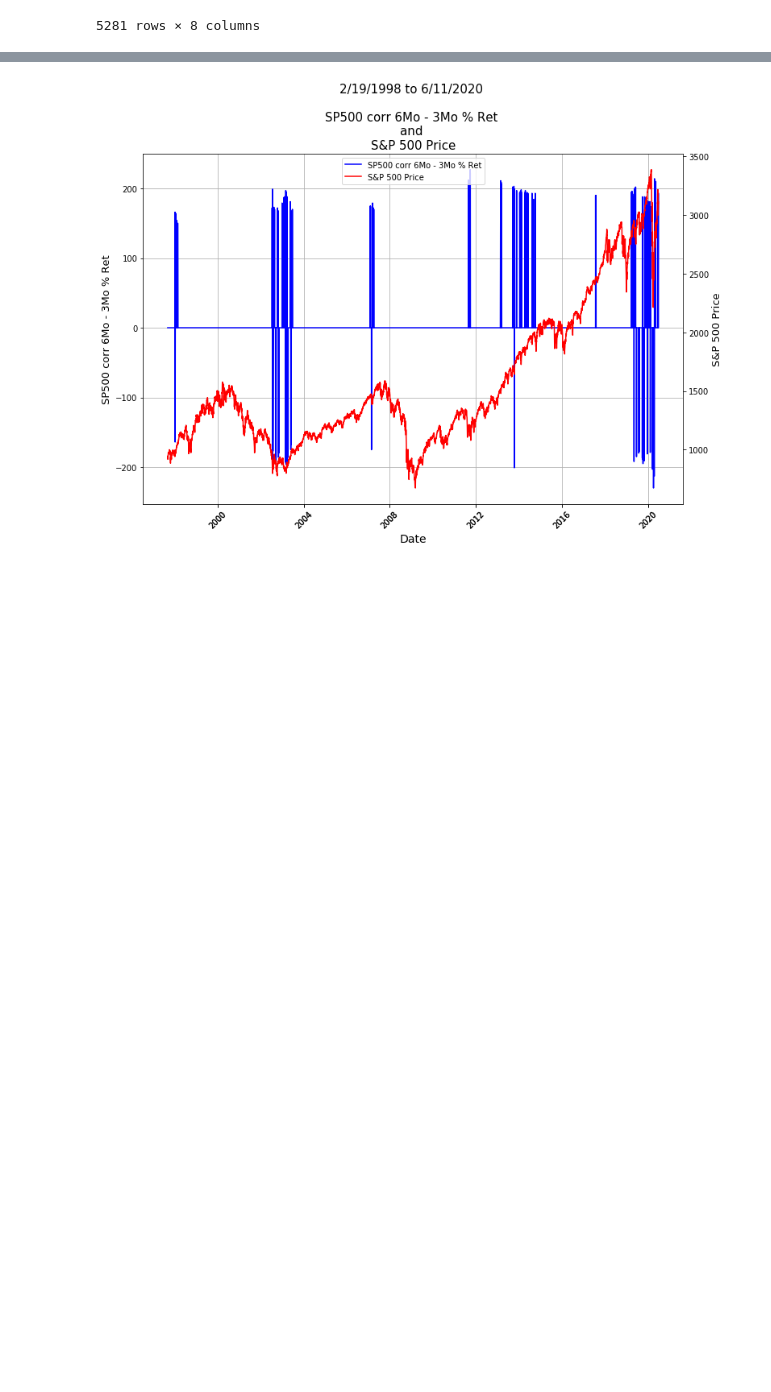
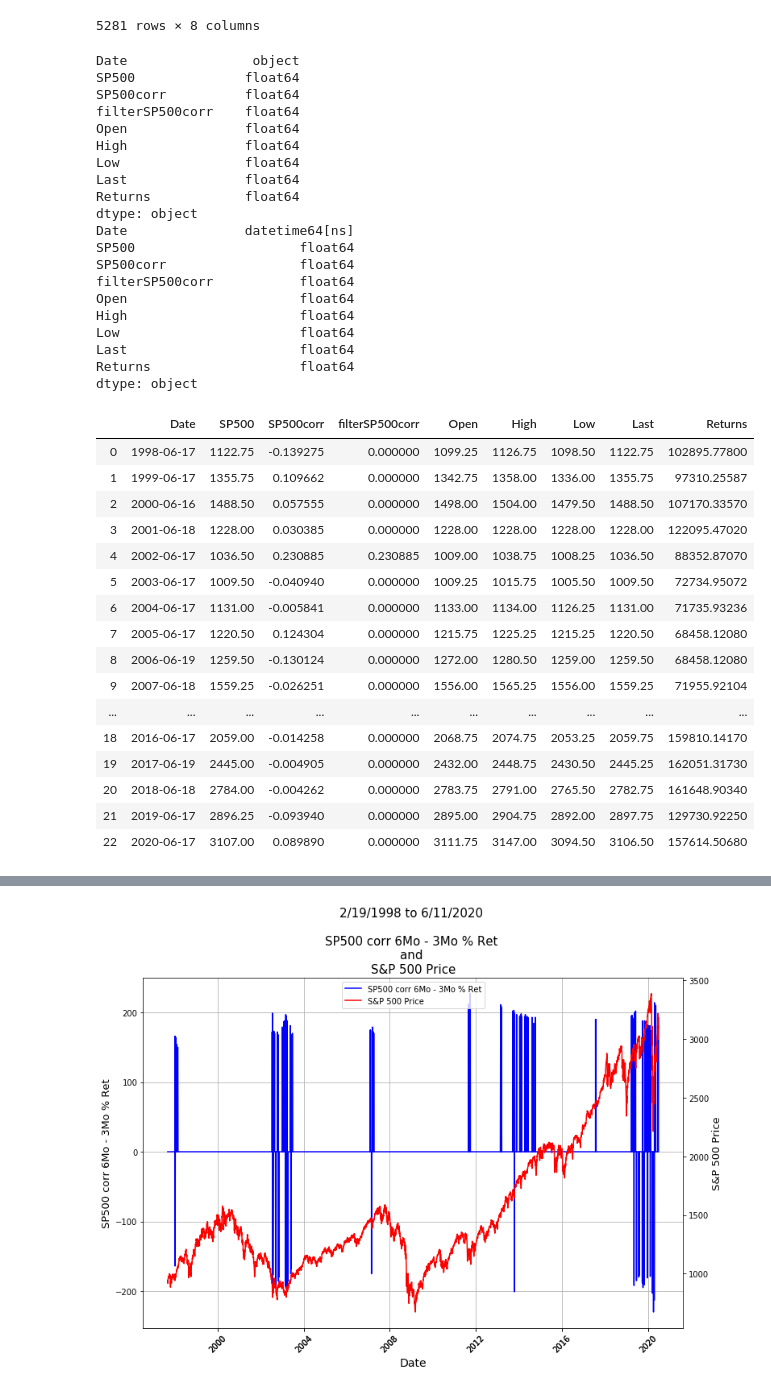
Before and after one commit to gfisherjr/Market_Movement_Indicators, a Jupyter notebook: starter_files/Gary/Project2Gary.ipynb, the cells around one changed output, grey strips where cells are left out. Cells and saved outputs as stored; diff of their text form; code cells hidden in the pictures; blank space fills up the shorter version.

```diff
--- a/starter_files/Gary/Project2Gary.ipynb
+++ b/starter_files/Gary/Project2Gary.ipynb
@@ -642,3 +642,47 @@ master_df
 | 5279 | 2020-06-16 | 3118.25 | 0.080083 | 0.0 | 3065.25 | 3156.25 | 3060.25 | 3116.00 |
 | 5280 | 2020-06-17 | 3107.00 | 0.089890 | 0.0 | 3111.75 | 3147.00 | 3094.50 | 3106.50 |
 5281 rows × 8 columns
+# %%
+master_returns = pd.read_csv("returns_copy.csv")
+print(master_returns.dtypes)
+master_returns["Date"] = pd.to_datetime(master_returns["Date"])
+print(master_returns.dtypes)
+master_returns
+# %% [output]
+Date                object
+SP500              float64
+SP500corr          float64
+filterSP500corr    float64
+Open               float64
+High               float64
+Low                float64
+Last               float64
+Returns            float64
+dtype: object
+Date               datetime64[ns]
+SP500                     float64
+SP500corr                 float64
+filterSP500corr           float64
+Open                      float64
+High                      float64
+Low                       float64
+Last                      float64
+Returns                   float64
+dtype: object
+|  | Date | SP500 | SP500corr | filterSP500corr | Open | High | Low | Last | Returns |
+| 0 | 1998-06-17 | 1122.75 | -0.139275 | 0.000000 | 1099.25 | 1126.75 | 1098.50 | 1122.75 | 102895.77800 |
+| 1 | 1999-06-17 | 1355.75 | 0.109662 | 0.000000 | 1342.75 | 1358.00 | 1336.00 | 1355.75 | 97310.25587 |
+| 2 | 2000-06-16 | 1488.50 | 0.057555 | 0.000000 | 1498.00 | 1504.00 | 1479.50 | 1488.50 | 107170.33570 |
+| 3 | 2001-06-18 | 1228.00 | 0.030385 | 0.000000 | 1228.00 | 1228.00 | 1228.00 | 1228.00 | 122095.47020 |
+| 4 | 2002-06-17 | 1036.50 | 0.230885 | 0.230885 | 1009.00 | 1038.75 | 1008.25 | 1036.50 | 88352.87070 |
+| 5 | 2003-06-17 | 1009.50 | -0.040940 | 0.000000 | 1009.25 | 1015.75 | 1005.50 | 1009.50 | 72734.95072 |
+| 6 | 2004-06-17 | 1131.00 | -0.005841 | 0.000000 | 1133.00 | 1134.00 | 1126.25 | 1131.00 | 71735.93236 |
+| 7 | 2005-06-17 | 1220.50 | 0.124304 | 0.000000 | 1215.75 | 1225.25 | 1215.25 | 1220.50 | 68458.12080 |
+| 8 | 2006-06-19 | 1259.50 | -0.130124 | 0.000000 | 1272.00 | 1280.50 | 1259.00 | 1259.50 | 68458.12080 |
+| 9 | 2007-06-18 | 1559.25 | -0.026251 | 0.000000 | 1556.00 | 1565.25 | 1556.00 | 1559.25 | 71955.92104 |
+| ... | ... | ... | ... | ... | ... | ... | ... | ... | ... |
+| 18 | 2016-06-17 | 2059.00 | -0.014258 | 0.000000 | 2068.75 | 2074.75 | 2053.25 | 2059.75 | 159810.14170 |
+| 19 | 2017-06-19 | 2445.00 | -0.004905 | 0.000000 | 2432.00 | 2448.75 | 2430.50 | 2445.25 | 162051.31730 |
+| 20 | 2018-06-18 | 2784.00 | -0.004262 | 0.000000 | 2783.75 | 2791.00 | 2765.50 | 2782.75 | 161648.90340 |
+| 21 | 2019-06-17 | 2896.25 | -0.093940 | 0.000000 | 2895.00 | 2904.75 | 2892.00 | 2897.75 | 129730.92250 |
+| 22 | 2020-06-17 | 3107.00 | 0.089890 | 0.000000 | 3111.75 | 3147.00 | 3094.50 | 3106.50 | 157614.50680 |
```
Also changed, not shown: parts of 5 cells of this notebook, 13 other files.
